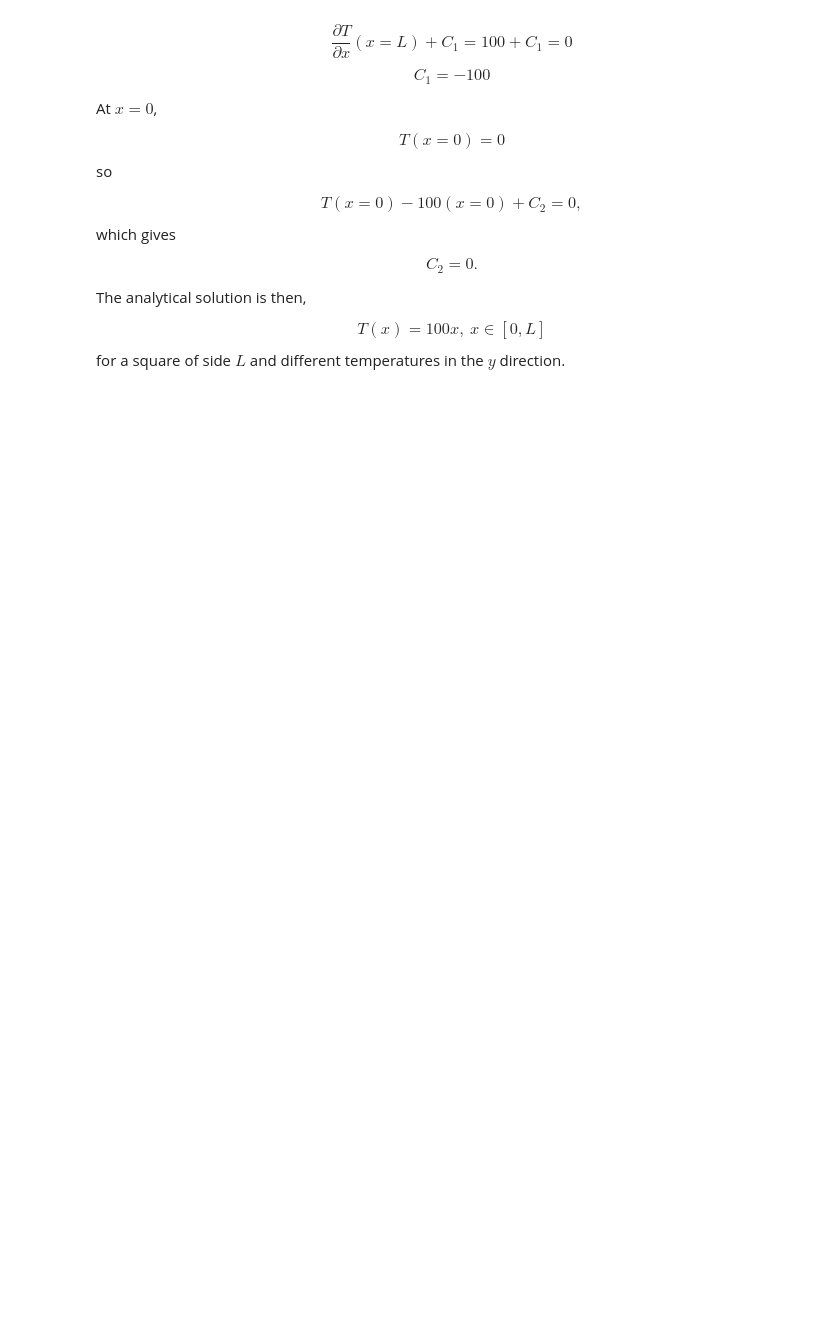
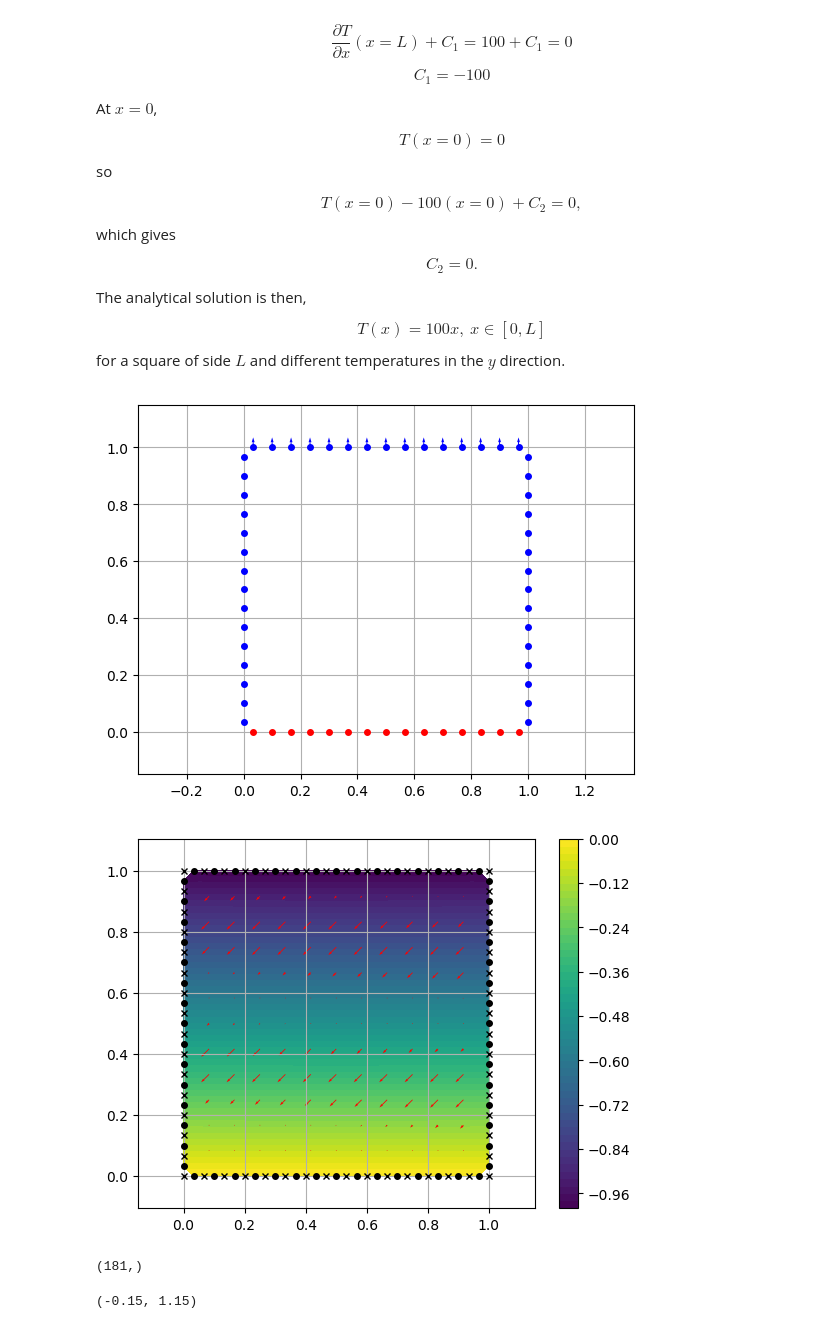
Before and after one commit to alvarocafe/BB, a Jupyter notebook: docs/BEM 2D - Laplace.ipynb, the cells around one changed output. Cells and saved outputs as stored; diff of their text form; code cells hidden in the pictures; blank space fills up the shorter version.

Commit message:
Add graphics to 2D Laplace and Helmholtz docs.

```diff
--- a/docs/BEM 2D - Laplace.ipynb
+++ b/docs/BEM 2D - Laplace.ipynb
@@ -60,34 +60,58 @@ for a square of side $L$ and different temperatures in the $y$ direction.
 # %%
 # To solve this problem using the BEM, we must first
 #make include the constant 2D functions
 include("../src/const2D/dep.jl")
 # Now, define the geometry
-L = 1; # length of the box
-ne = 10; # number of elements/line segment
+L = 1; # length of the square
+k = 1; # heat conductivity of the material
+fc = [0]; # no concentrated heat sources
+ne = 15; # number of elements/line segment
 POINTS = [1 0 0
 	  2 L 0
 	  3 L L
 	  4 0 L];
 SEGMENTS = [1 1 2 0
 	     2 2 3 0
 	     3 3 4 0
 	     4 4 1 0];
 MESH = [1 ne
 	 2 ne
 	 3 ne
 	 4 ne];
-BCSeg = [1 1 0
-	 2 0 1
-	 3 1 0
-	 4 0 0];
+BCSeg = [1 0 0
+	 2 1 0
+	 3 1 1
+	 4 1 0];
 NPX = 11;
 NPY = 11;
-PONTOS_INT=gera_p_in(NPX,NPY,POINTS[:,2,3],SEGMENTS); # generate domain points
-NOS_GEO,NOS,ELEM,CDC = format_dad(POINTS,SEGMENTS,MESH,BCSeg) # Apply the discretization technique and builds the problems matrices for the geometrical points, physical nodes, elements' connectivity and boundary conditions
+PONTOS_DOM=gera_p_in(NPX,NPY,POINTS,SEGMENTS); # generate domain points
+n_pdom = size(PONTOS_DOM,1);
+PONTOS_dom = zeros(n_pdom,3);
+PONTOS_dom[:,2:3] = PONTOS_DOM[:,:];
+for i = 1:n_pdom
+    PONTOS_dom[i,1] = i;
+end
+NOS_GEO,NOS,ELEM,CDC,normal = format_dad(POINTS,SEGMENTS,MESH,BCSeg) # Apply the discretization technique and builds the problems matrices for the geometrical points, physical nodes, elements' connectivity and boundary conditions
 nnos = size(NOS,1)  # Number of physical nodes, same as elements when using constant elements
 npg=8; # Number of integration points
 qsi,w = Gauss_Legendre(-1,1,npg) # Generation of the points and weights
-G,H=cal_GeH(NOS,NOS_GEO,ELEM,k,fc,qsi,w);
+G,H=cal_GeHpot(NOS,NOS_GEO,ELEM,k,fc,qsi,w);
+A,b = aplica_CDC(G,H,CDC);
 x = A\b # Solves the linear system
 T,q = monta_phieq(CDC,x) # Applies the boundary conditions to return the velocity potential and flux
-T_pint = calc_phi_pint(PONTOS_int,NOS_GEO,ELEM,phi,qphi,fc,finc,qsi,w,k) # Evaluates the value at domain points
+T_dom = calc_phi_pintpot(PONTOS_dom,NOS_GEO,ELEM,T,q,fc,qsi,w,k); # Evaluates the value at domain points
+## Now, let's visualize the results
+using PyCall
+using PyPlot
+plt=PyPlot
+@pyimport matplotlib.tri as tri
+tipoCDC = zeros(Bool,size(CDC,1));
+tipoCDC[:] = CDC[:,2];
+valorCDC = CDC[:,3]
+mostra_problema(ELEM[:,2:3],NOS_GEO[:,2:3],NOS[:,2:3],tipoCDC,valorCDC,normal,T,q)
+mostra_heatmap(NOS[:,2:3],PONTOS_dom[:,2:3],real.(T),real.(T_dom),NOS_GEO[:,2:3],ELEM[:,2:3],real.(T),real.(T))
+# %% [output]
+[figure, added]
+[figure, added]
+(181,)
+(-0.15, 1.15)
```
Also changed, not shown: 12 other files.
